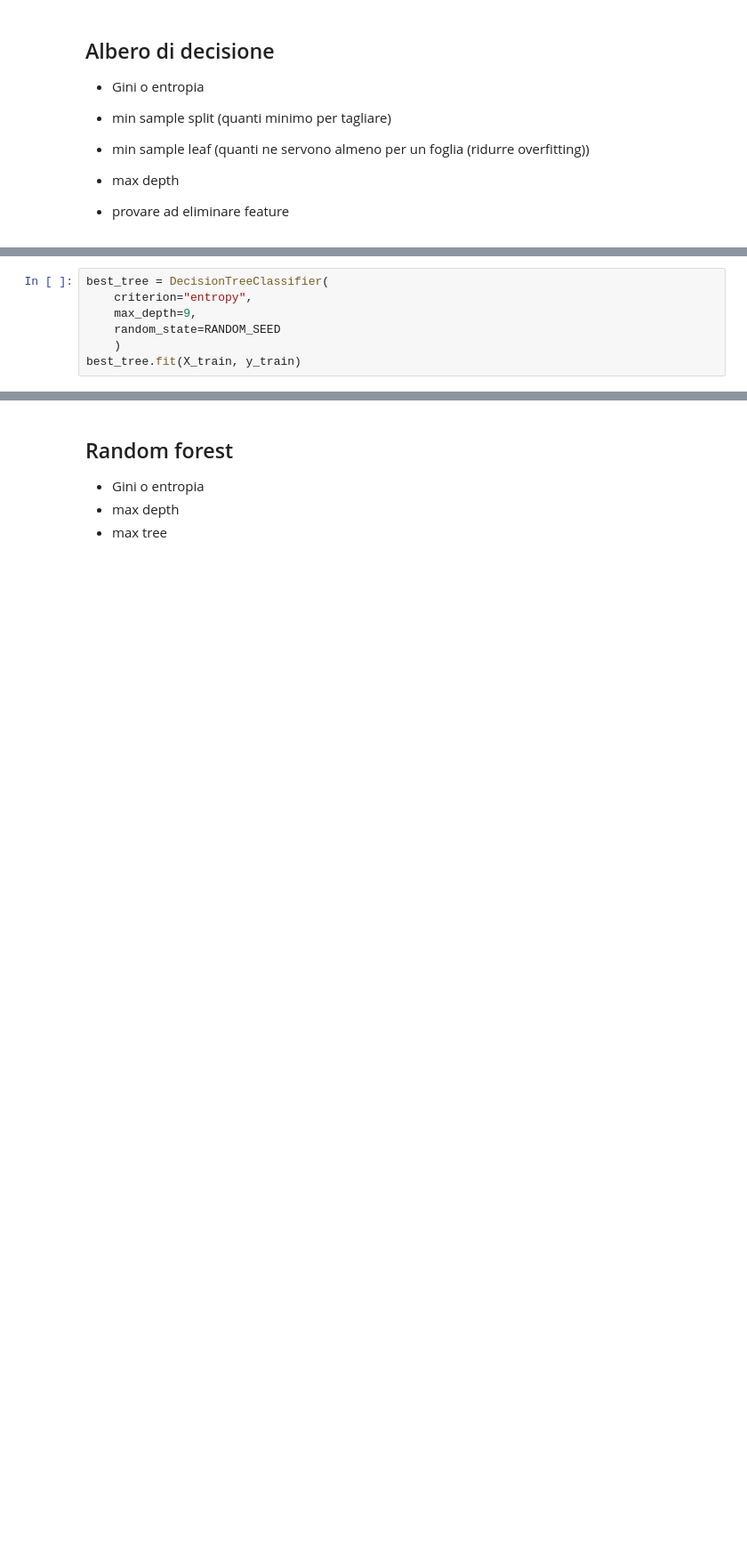
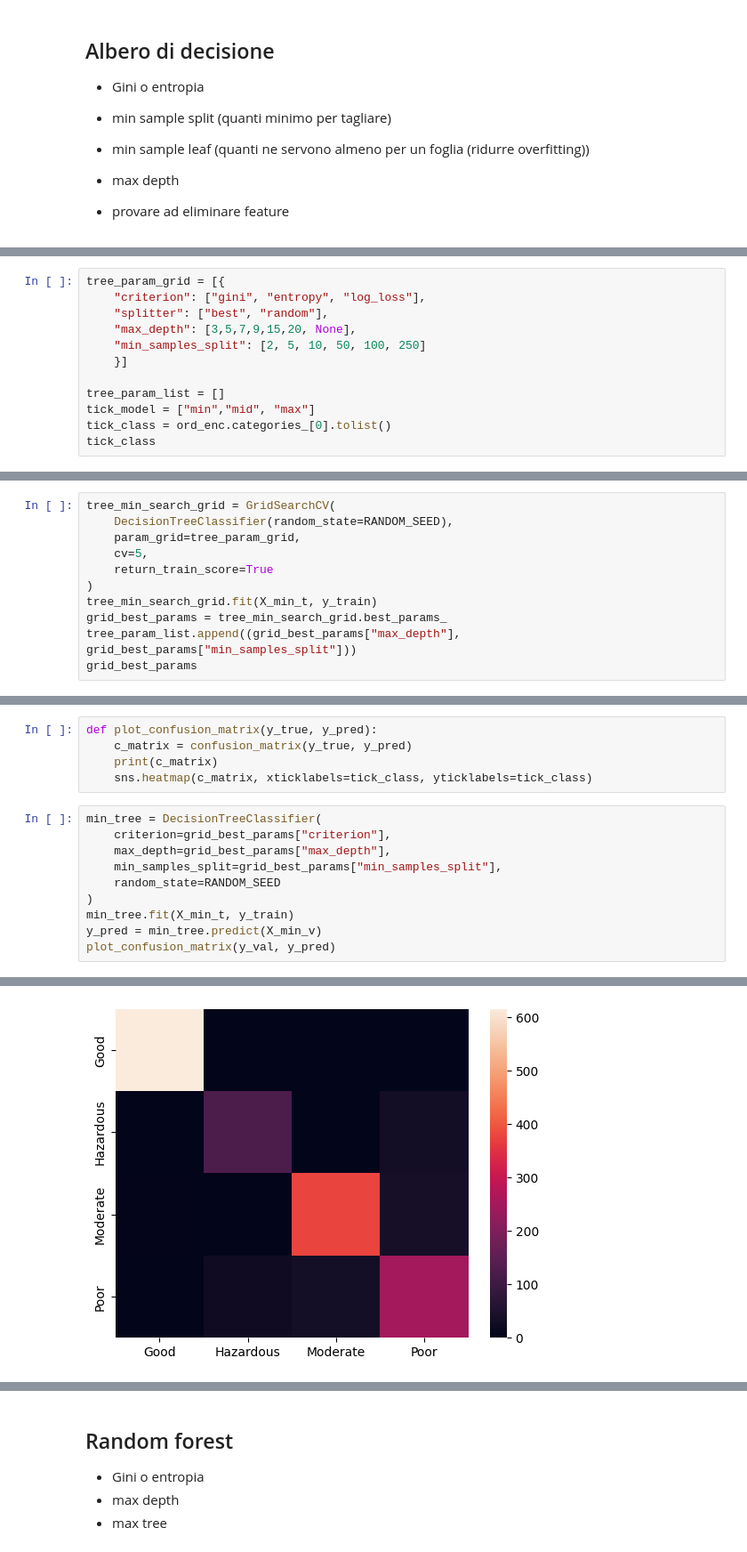
Before and after one commit to MauroMuratore/machine-learning, a Jupyter notebook: main.ipynb, the cells around one changed output, grey strips where cells are left out. Shown at 89% size. Saved outputs shown, nothing was run; the diff lists cells and outputs as text; blank space fills up the shorter version.

Commit message:
fix(tree)

```diff
--- a/main.ipynb
+++ b/main.ipynb
@@ -345,7 +289,0 @@ array([0.92 , 0.916, 0.936, 0.932, 0.924, 0.95 , 0.942, 0.944, 0.934,
-# %%
-best_tree = DecisionTreeClassifier(
-    criterion="entropy",
-    max_depth=9,
-    random_state=RANDOM_SEED
-    )
-best_tree.fit(X_train, y_train)
@@ -535,0 +290,12 @@ plt.legend()
+# %%
+tree_param_grid = [{
+    "criterion": ["gini", "entropy", "log_loss"],
+    "splitter": ["best", "random"],
+    "max_depth": [3,5,7,9,15,20, None],
+    "min_samples_split": [2, 5, 10, 50, 100, 250]
+    }]
+
+tree_param_list = []
+tick_model = ["min","mid", "max"]
+tick_class = ord_enc.categories_[0].tolist()
+tick_class
@@ -535,0 +308,11 @@ plt.legend()
+# %%
+tree_min_search_grid = GridSearchCV(
+    DecisionTreeClassifier(random_state=RANDOM_SEED),
+    param_grid=tree_param_grid,
+    cv=5,
+    return_train_score=True
+)
+tree_min_search_grid.fit(X_min_t, y_train)
+grid_best_params = tree_min_search_grid.best_params_
+tree_param_list.append((grid_best_params["max_depth"], grid_best_params["min_samples_split"]))
+grid_best_params
@@ -535,0 +343,16 @@ plt.legend()
+# %%
+def plot_confusion_matrix(y_true, y_pred):
+    c_matrix = confusion_matrix(y_true, y_pred)
+    print(c_matrix)
+    sns.heatmap(c_matrix, xticklabels=tick_class, yticklabels=tick_class)
+# %%
+min_tree = DecisionTreeClassifier(
+    criterion=grid_best_params["criterion"],
+    max_depth=grid_best_params["max_depth"],
+    min_samples_split=grid_best_params["min_samples_split"],
+    random_state=RANDOM_SEED
+)
+min_tree.fit(X_min_t, y_train)
+y_pred = min_tree.predict(X_min_v)
+plot_confusion_matrix(y_val, y_pred)
+# %% [output]
@@ -535,0 +363 @@ plt.legend()
+[figure, added]
```
Also changed, not shown: parts of 65 cells of this notebook.
